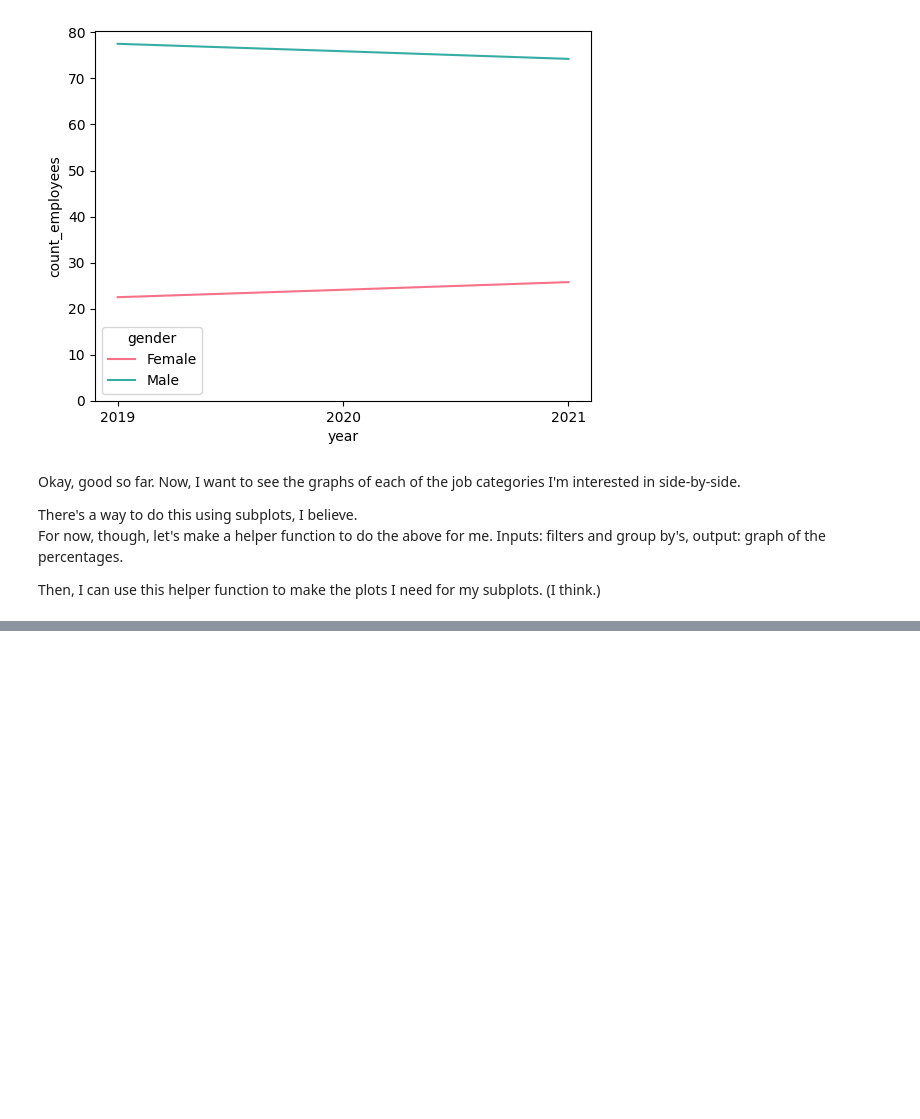
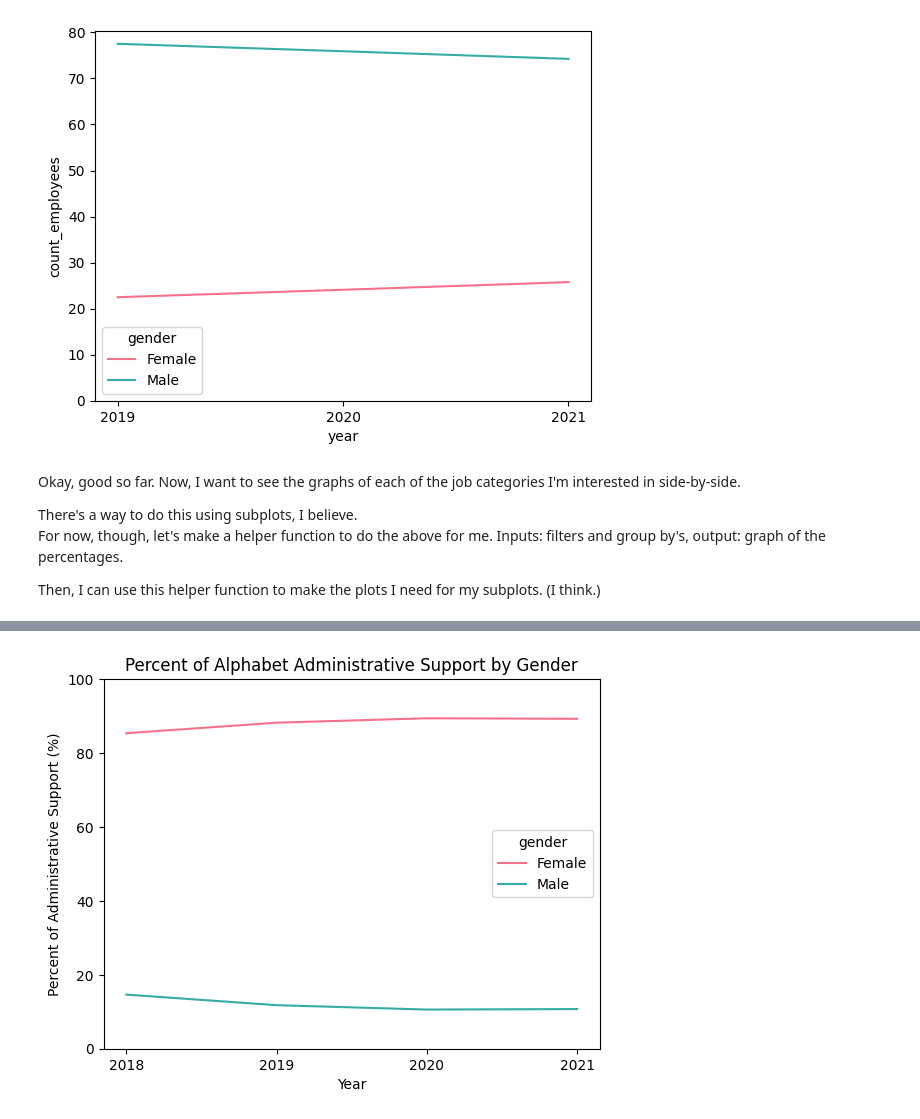
Before and after one commit to theLP100/dataVisualizations, a Jupyter notebook: Visualizations.ipynb, the cells around one changed output, grey strips where cells are left out. Saved outputs shown, nothing was run; the diff lists cells and outputs as text; code cells hidden in the pictures; blank space fills up the shorter version.

```diff
--- a/Visualizations.ipynb
+++ b/Visualizations.ipynb
@@ -123,0 +139,6 @@ Then let's work on displaying them in subplot form.
+# %%
+alph_admin_gender = graph_totals('Alphabet', 'Administrative Support', EEO1_data, sortBy2 = 'gender', percent = True)
+fig = alph_admin_gender.get_figure()
+fig.savefig("alph_admin_gender")
+# %% [output]
+[figure, added]
```
Also changed, not shown: parts of 25 cells of this notebook.
